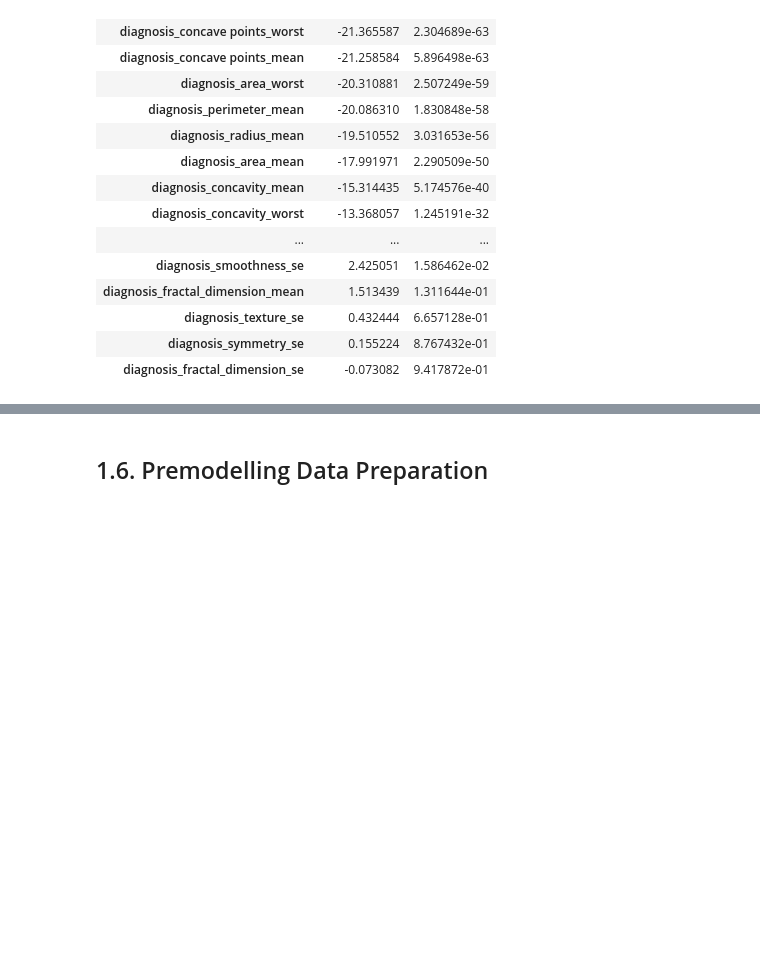
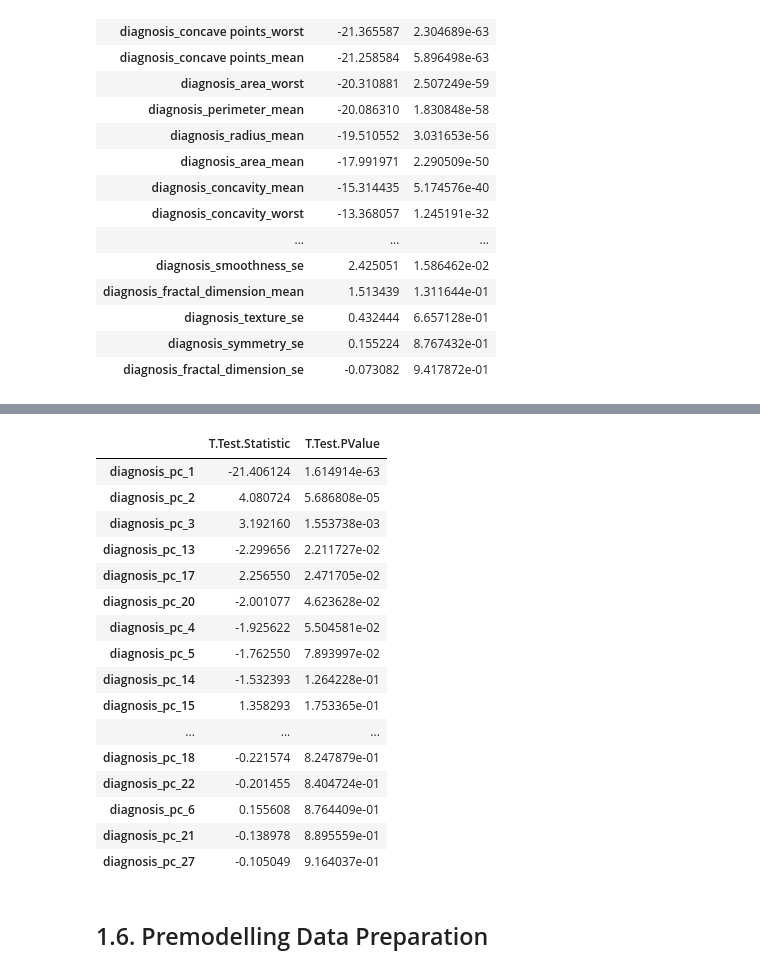
Before and after one commit to JohnPaulinePineda/Portfolio_Project_63, a Jupyter notebook: codes/DetectingAndAnalyzingMachineLearningModelDriftUsingOpenSourceMonitoringTools.ipynb, the cells around one changed output, grey strips where cells are left out. Drawn from its saved outputs; the diff is of its cells as text; code cells hidden in the pictures; blank space fills up the shorter version.

Commit message:
Formulated the Python Notebook
Updated Hypothesis Testing

```diff
--- a/codes/DetectingAndAnalyzingMachineLearningModelDriftUsingOpenSourceMonitoringTools.ipynb
+++ b/codes/DetectingAndAnalyzingMachineLearningModelDriftUsingOpenSourceMonitoringTools.ipynb
@@ -1504,3 +1606,47 @@ display(breast_cancer_train_numeric_hypothesistesting_summary.sort_values(by=['T
+# %%
+##################################
+# Computing the t-test
+# statistic and p-values
+# between the target variable
+# and principal component predictor columns
+##################################
+breast_cancer_train_pcs_ttest_target = {}
+breast_cancer_train_pcs_numeric = breast_cancer_train_pcs.iloc[:,1:]
+breast_cancer_train_pcs_numeric_columns = breast_cancer_train_pcs.iloc[:,1:].columns
+for numeric_column in breast_cancer_train_pcs_numeric_columns:
+    group_B = breast_cancer_train_pcs[breast_cancer_train_pcs.loc[:,'diagnosis']=='B']
+    group_M = breast_cancer_train_pcs[breast_cancer_train_pcs.loc[:,'diagnosis']=='M']
+    breast_cancer_train_pcs_ttest_target['diagnosis_' + numeric_column] = stats.ttest_ind(
+        group_B[numeric_column],
+        group_M[numeric_column],
+        equal_var=True)
+# %%
+##################################
+# Formulating the pairwise ttest summary
+# between the target variable
+# and principal component predictor columns
+##################################
+breast_cancer_train_pcs_numeric_hypothesistesting_summary = breast_cancer_train_pcs_numeric.from_dict(breast_cancer_train_pcs_ttest_target, orient='index')
+breast_cancer_train_pcs_numeric_hypothesistesting_summary.columns = ['T.Test.Statistic', 'T.Test.PValue']
+display(breast_cancer_train_pcs_numeric_hypothesistesting_summary.sort_values(by=['T.Test.PValue'], ascending=True).head(30))
+# %% [output]
+|  | T.Test.Statistic | T.Test.PValue |
+| diagnosis_pc_1 | -21.406124 | 1.614914e-63 |
+| diagnosis_pc_2 | 4.080724 | 5.686808e-05 |
+| diagnosis_pc_3 | 3.192160 | 1.553738e-03 |
+| diagnosis_pc_13 | -2.299656 | 2.211727e-02 |
+| diagnosis_pc_17 | 2.256550 | 2.471705e-02 |
+| diagnosis_pc_20 | -2.001077 | 4.623628e-02 |
+| diagnosis_pc_4 | -1.925622 | 5.504581e-02 |
+| diagnosis_pc_5 | -1.762550 | 7.893997e-02 |
+| diagnosis_pc_14 | -1.532393 | 1.264228e-01 |
+| diagnosis_pc_15 | 1.358293 | 1.753365e-01 |
+| ... | ... | ... |
+| diagnosis_pc_18 | -0.221574 | 8.247879e-01 |
+| diagnosis_pc_22 | -0.201455 | 8.404724e-01 |
+| diagnosis_pc_6 | 0.155608 | 8.764409e-01 |
+| diagnosis_pc_21 | -0.138978 | 8.895559e-01 |
+| diagnosis_pc_27 | -0.105049 | 9.164037e-01 |
 # %% [markdown]
 ## 1.6. Premodelling Data Preparation <a class="anchor" id="1.6"></a>
 # %% [markdown]
```
Also changed, not shown: parts of 6 cells of this notebook, 1 other file.
